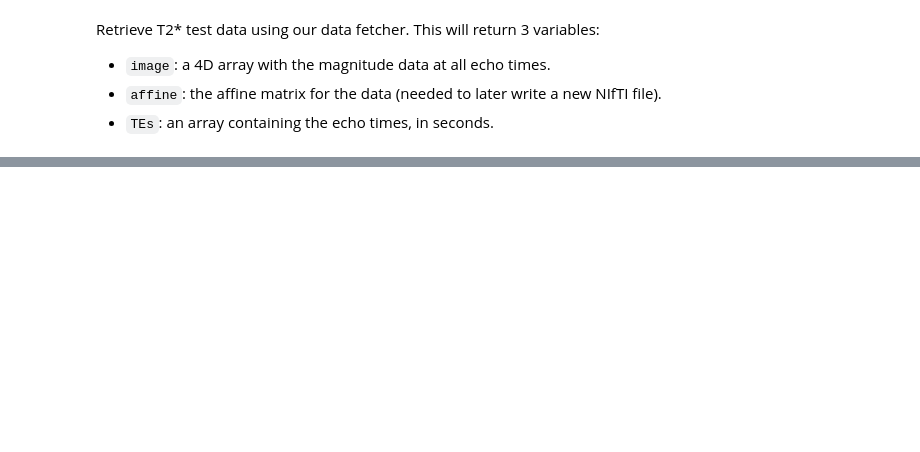
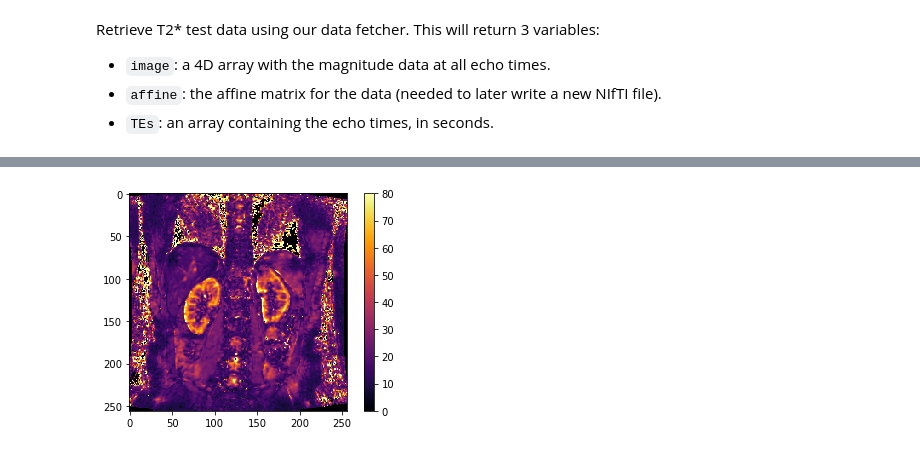
Before and after one commit to UKRIN-MAPS/ukat, a Jupyter notebook: tutorials/t2star_calculation.ipynb, the cells around one changed output, grey strips where cells are left out. Drawn from its saved outputs; the diff is of its cells as text; code cells hidden in the pictures; blank space fills up the shorter version.

```diff
--- a/tutorials/t2star_calculation.ipynb
+++ b/tutorials/t2star_calculation.ipynb
@@ -55,0 +64,9 @@ plt.show()
+# %%
+# Display a central slice of the T2star map GE
+t2star_central_slice = np.rot90(t2star_ge[:,:,2], 1)
+ax = plt.subplots()[1]
+im = ax.imshow(t2star_central_slice, cmap='inferno', vmin=0, vmax=80)
+plt.colorbar(im)
+plt.show()
+# %% [output]
+[figure, added]
```
Also changed, not shown: parts of 13 cells of this notebook, 6 other files.
